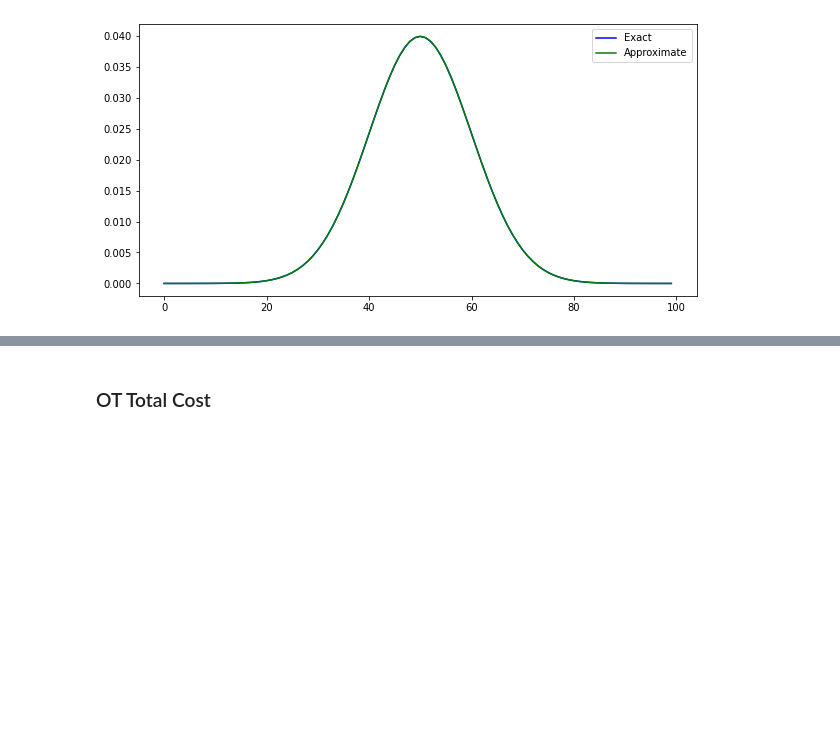
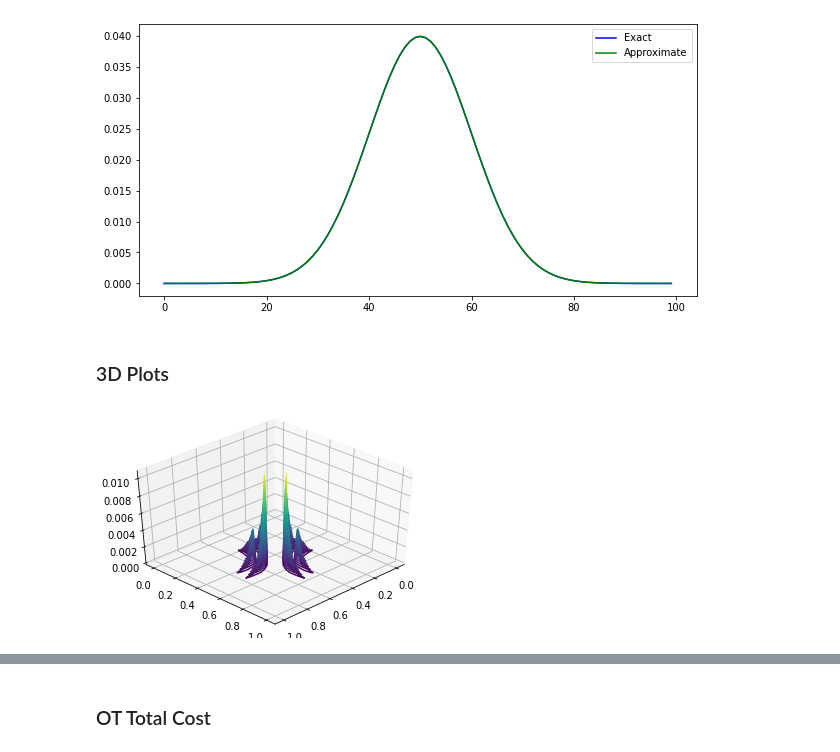
Before and after one commit to ramanakshay/Optimal-Transport, a Jupyter notebook: notebooks/multi_marginal_ot.ipynb, the cells around one changed output, grey strips where cells are left out. Saved outputs shown, nothing was run; the diff lists cells and outputs as text; code cells hidden in the pictures; blank space fills up the shorter version.

```diff
--- a/notebooks/multi_marginal_ot.ipynb
+++ b/notebooks/multi_marginal_ot.ipynb
@@ -297,3 +295,5 @@ plt.legend()
 plt.show()
 # %% [output]
 [figure]
+# %% [markdown]
+### 3D Plots
@@ -299,0 +302,10 @@ plt.show()
+# %%
+X, Y = np.meshgrid(x, x)
+
+fig = plt.figure()
+ax = plt.axes(projection='3d')
+
+ax.contour3D(X, Y, Pm, 50)
+ax.view_init(40, 45)
+# %% [output]
+[figure, added]
```
Also changed, not shown: parts of 15 cells of this notebook.
